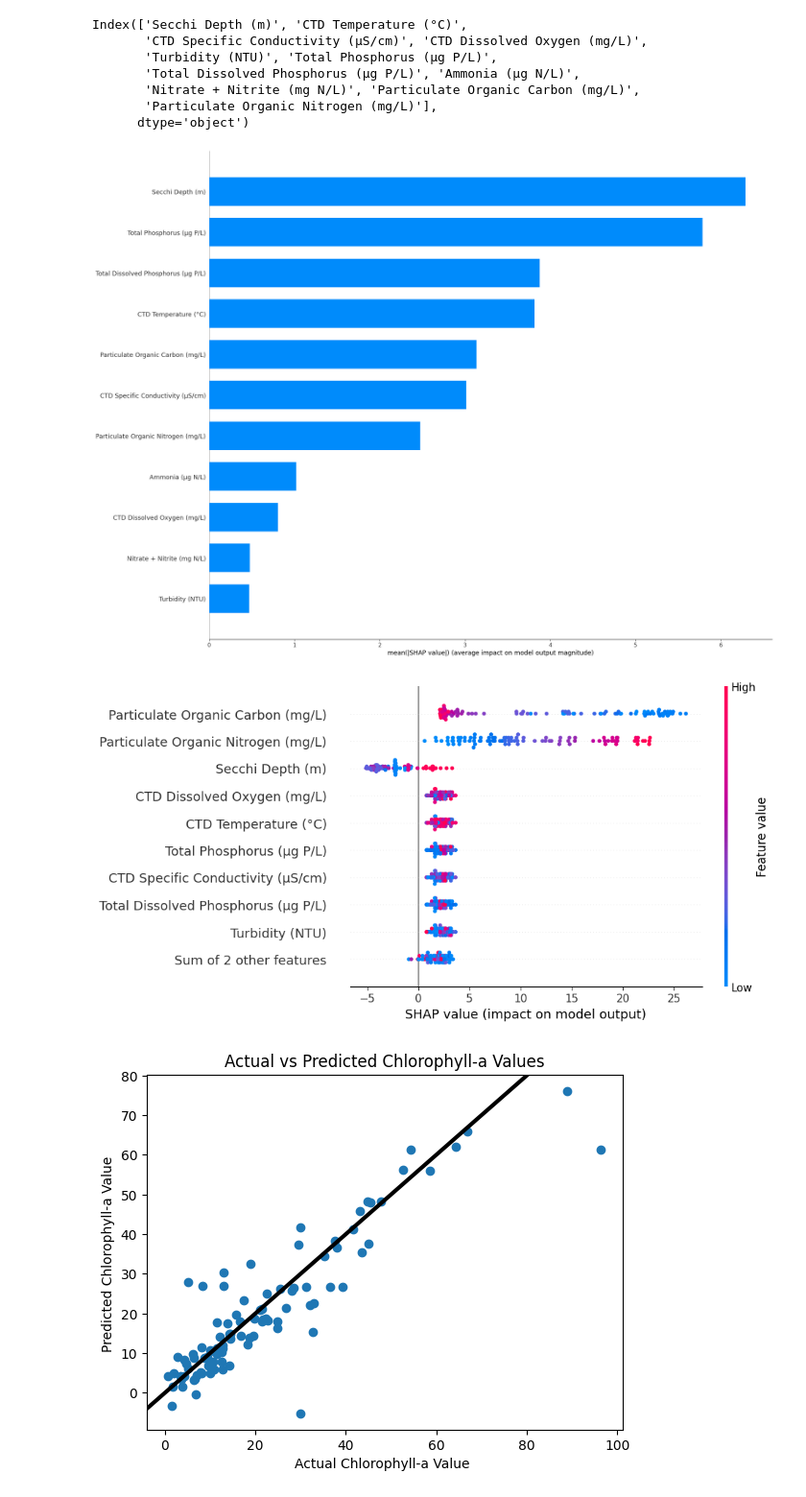
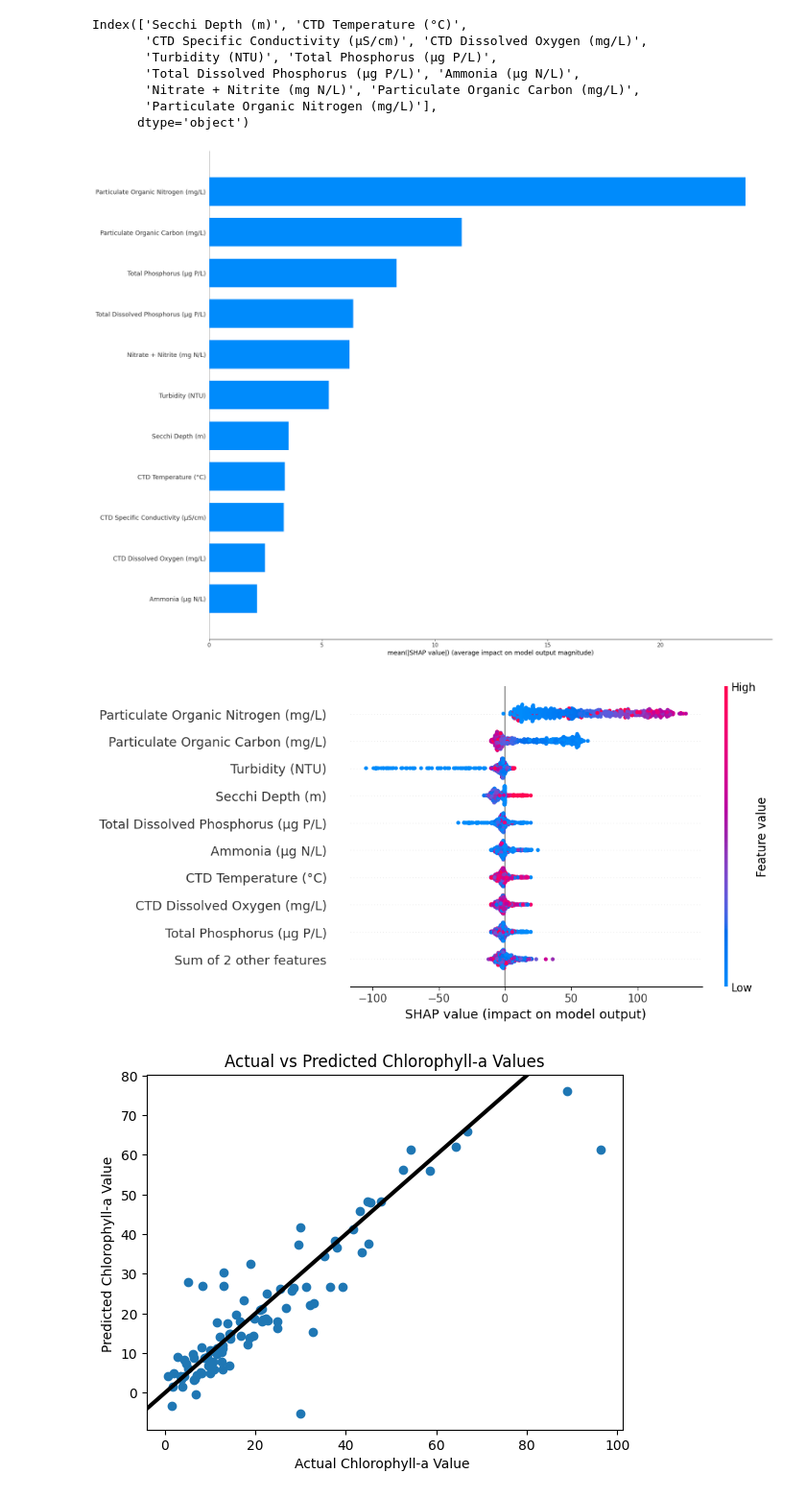
Before and after one commit to EddieZ18326/SSTP, a Jupyter notebook: SVM.ipynb, the cells around one changed output. Shown at 96% size. Saved outputs shown, nothing was run; the diff lists cells and outputs as text; code cells hidden in the pictures.

```diff
--- a/SVM.ipynb
+++ b/SVM.ipynb
@@ -111,9 +111,9 @@ import shap
 # %%
 import matplotlib.pyplot as plt
 # %%
-X_test_shap = shap.sample(X_test,nsamples = 2)
+X_test_shap = shap.sample(X_train,nsamples = 2)
 explainer = shap.KernelExplainer(svm_model.predict, data=X_test_shap)
-shap_values = explainer.shap_values(X_test)
+shap_values = explainer.shap_values(X_train)
 # %%
 features = pd.DataFrame(dataset.iloc[:,4:15])
 features = features.columns
@@ -127,15 +127,15 @@ Index(['Secchi Depth (m)', 'CTD Temperature (°C)',
        'Particulate Organic Nitrogen (mg/L)'],
       dtype='object')
 # %%
-shap.summary_plot(shap_values,X_test_shap,feature_names = features,plot_type="bar", plot_size=(20,15),show=False)
+shap.summary_plot(shap_values,X_train,feature_names = features,plot_type="bar", plot_size=(20,15),show=False)
 # %% [output]
-[figure, old version]
+[figure, new version]
 # %%
-X_test_shap = pd.DataFrame(test.iloc[:,4:15])
+X_test_shap = pd.DataFrame(train.iloc[:,4:15])
 shap_values = explainer(X_test_shap)
 shap.plots.beeswarm(shap_values=shap_values)
 # %% [output]
-[figure, old version]
+[figure, new version]
 # %%
 import matplotlib.pyplot as plt
 plt.scatter(Y_test, res)
```
Also changed, not shown: parts of 4 cells of this notebook, 9 other files.
